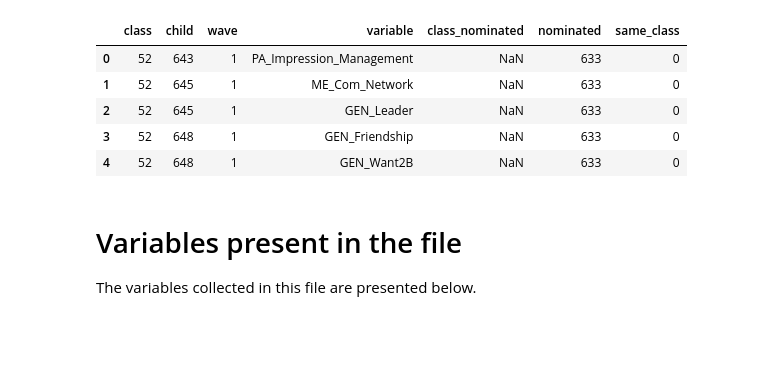
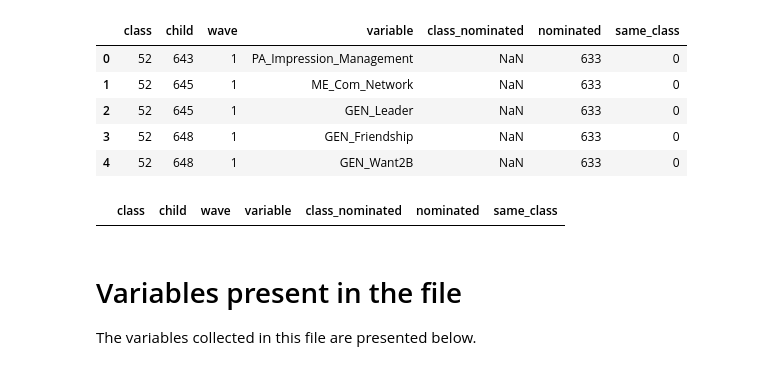
Before and after one commit to ericinlinux/obesity_interventions, a Jupyter notebook: Prototype_Connections.ipynb, the cells around one changed output. Cells and saved outputs as stored; diff of their text form; code cells hidden in the pictures; blank space fills up the shorter version.

```diff
--- a/Prototype_Connections.ipynb
+++ b/Prototype_Connections.ipynb
@@ -31,6 +39,10 @@ nominations.head()
 | 2 | 52 | 645 | 1 | GEN_Leader | NaN | 633 | 0 |
 | 3 | 52 | 648 | 1 | GEN_Friendship | NaN | 633 | 0 |
 | 4 | 52 | 648 | 1 | GEN_Want2B | NaN | 633 | 0 |
+# %%
+nominations[nominations.wave == 4]
+# %% [output]
+|  | class | child | wave | variable | class_nominated | nominated | same_class |
 # %% [markdown]
 # Variables present in the file
 The variables collected in this file are presented below.
```
Also changed, not shown: parts of 32 cells of this notebook, 4 other files.
